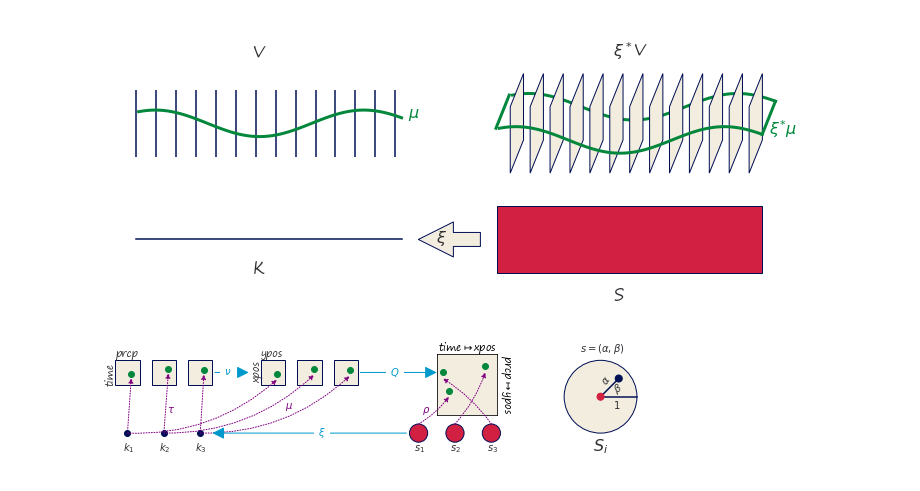
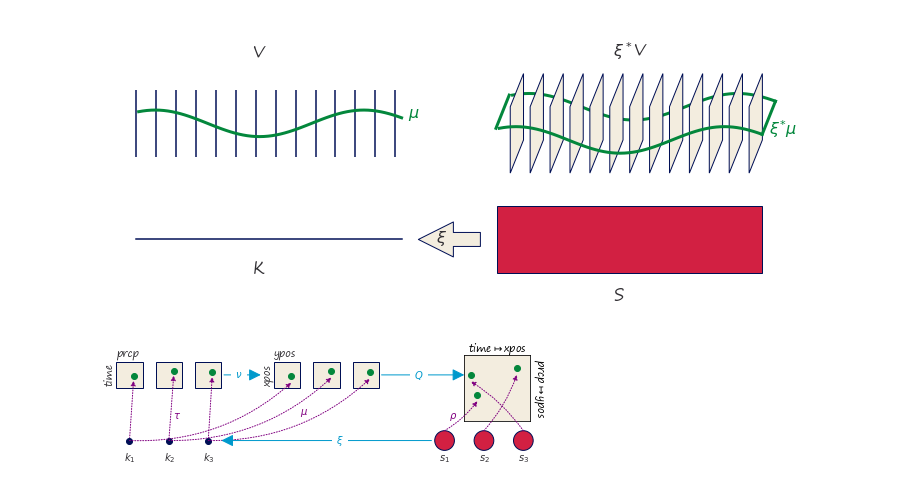
Before and after one commit to story645/proposal, a Jupyter notebook: figures/q_figs.ipynb, the cells around one changed output. Drawn from its saved outputs; the diff is of its cells as text; code cells hidden in the pictures.

```diff
--- a/figures/q_figs.ipynb
+++ b/figures/q_figs.ipynb
@@ -81,7 +101,7 @@ fig.savefig(proposal_path/"q_hat.png", bbox_inches='tight', facecolor='white')
 # %% [output]
 [figure]
 # %%
-fig, axd = plt.subplot_mosaic([['E', 'V', 'H', 'glyph']], figsize=(10,5))
+fig, axd = plt.subplot_mosaic([['E', 'V', 'H']], figsize=(8,6))
 for k in axd:
     axd[k].set(xlim=(0,1), ylim=(0,1), aspect='equal')
     axd[k].axis('off')
@@ -148,54 +168,39 @@ fig.add_artist(a3)
 atext_kw = {'color':ac, 'va':'center', 'ha':'center', 'zorder':10, 'bbox':{'color':'white'}}
 fig.text(-.6, a3.xy1[1], r'$\xi$', transform=axd['H'].transData, **atext_kw)
 
 a4 = mpatches.ConnectionPatch(xyA=(0.92,.7), coordsA=axd['E'].transData,
                       xyB=(0, .7), coordsB=axd['V'].transData,  arrowstyle="-|>",
                                   mutation_scale=25, zorder=10, color=ac)
 fig.add_artist(a4)
 fig.text(1.03, .7, r'$\nu$', transform=axd['E'].transData, **atext_kw)
 
 a5 = mpatches.ConnectionPatch(xyA=(0.92,.7), coordsA=axd['V'].transData,
                       xyB=(.35, .7), coordsB=axd['H'].transData,  arrowstyle="-|>",
                                   mutation_scale=25, zorder=10, color=ac)
 fig.add_artist(a5)
 fig.text(1.2, .7, r'$Q$', transform=axd['V'].transData, **atext_kw)
 
 
+x0, y0 = verts[0]-[xpos[-1]-xpos[0],-.02]
+x1, y1 = verts[1]-[xpos[-1]-xpos[0],-.02]
 
-
-axd['E'].annotate('prcp', (.1, .83))
-axd['E'].annotate('time', (0.01, .62), rotation=90)
-
-axd['V'].annotate('ypos',  (.1, .83))
-axd['V'].annotate('xpos',  (0.01, .65), rotation=90)
-
-#axd['H'].annotate('time'+r'$\mapsto$'+'xpos', (.35, .865))
-#axd['H'].annotate('temp'+r'$\mapsto$'+'ypos', (.85, .4), rotation=-90)
-
+for (n, xt, yt) in [('E', 'time', 'prcp'), ('V', 'xpos', 'ypos')]:
+    axd[n].text(x1, y1, yt, ha='left', va='bottom')
+    axd[n].text(x0, y0, xt, ha='right', va='bottom', rotation=90)
 
 axsub.xaxis.set_label_position('top')
 axsub.yaxis.set_label_position('right')
 axsub.set_xlabel('time'+r'$\mapsto$'+'xpos')
 axsub.set_ylabel('prcp'+r'$\mapsto$'+'ypos', rotation=270, labelpad=15)
 axsub.set(xticklabels=[], yticklabels=[])
 axsub.tick_params(length=0)
 
 axd['E'].annotate(r'$\tau$',(0.53, 0.37), color=oc)
 axd['V'].annotate(r'$\mu$', (.3, .4), color=oc)
 axd['H'].annotate(r'$\rho$', (.23, .37), color=oc)
 
-sc = mpatches.Circle((.5,.5), radius=.3, edgecolor='C0', facecolor=facecolor)
-axd['glyph'].add_patch(sc)
-axd['glyph'].annotate(r"$S_i$", (.44,0.05), fontsize=16)
-axd['glyph'].annotate(r'$s=(\alpha, \beta)$', (.33, .87))
-axd['glyph'].plot([.5, .8], [.5, .5], color='C0')
-axd['glyph'].plot([.5,.65], [.5, .65], color='C0')
-axd['glyph'].scatter([.5, .65], [.5, .65], c=['C1','C0'], s=50, zorder=100)
-axd['glyph'].annotate(r'$\alpha$', (.49, .60), rotation=55)
-axd['glyph'].annotate(r'$\beta$', (.59, .53), rotation=30)
-axd['glyph'].annotate(r'$1$', (.6, .4))
-axd['glyph'].axis('off')
-fig.savefig(slide_path/"scatter_with_s.png", bbox_inches='tight', facecolor='white' )
-fig.savefig(proposal_path/"scatter_with_s.png", bbox_inches='tight', facecolor='white' )
+
+fig.savefig(slide_path/"scatter.png", bbox_inches='tight', facecolor='white' )
+fig.savefig(proposal_path/"scatter.png", bbox_inches='tight', facecolor='white' )
 # %% [output]
-[figure, old version]
+[figure, new version]
```
Also changed, not shown: parts of 15 cells of this notebook, 7 other files.
